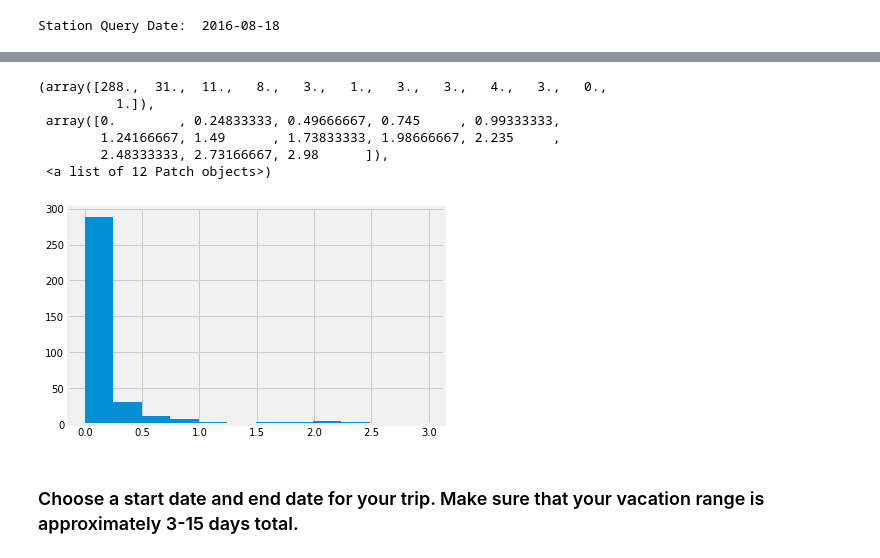
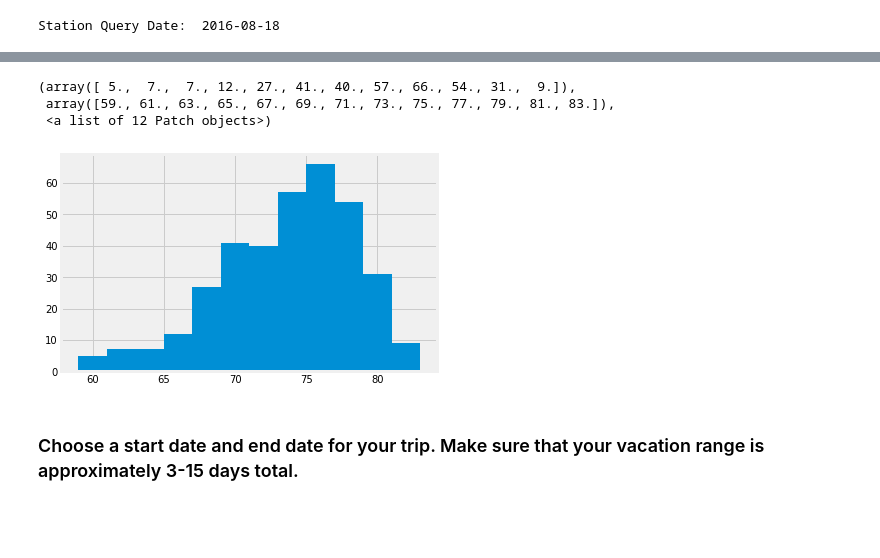
Before and after one commit to loribeth18/HW_SQLalchemy, a Jupyter notebook: climate_starter.ipynb, the cells around one changed output, grey strips where cells are left out. Cells and saved outputs as stored; diff of their text form; code cells hidden in the pictures; blank space fills up the shorter version.

```diff
--- a/climate_starter.ipynb
+++ b/climate_starter.ipynb
@@ -154,10 +164,11 @@ print("Station Query Date: ", station_date)
 Station Query Date:  2016-08-18
 # %%
 #collecting data set in a dataframe
-st_yr_data = session.query(Measurement.date, Measurement.prcp).\
+st_yr_data = session.query(Measurement.date, Measurement.tobs).\
     filter(Measurement.station == 'USC00519281').\
     filter(Measurement.date > '2016-08-18').\
     order_by(Measurement.date).all()
-st_df = pd.DataFrame(st_yr_data, columns=['date', 'prcp'])
+#print(st_yr_data)
+st_df = pd.DataFrame(st_yr_data, columns=['date', 'tobs'])
 st_df.head()
 # %% [output]
@@ -170,18 +186,13 @@ st_df.head()
 # %%
 #df in historgram results:
 #plt.figure();
-st_df = pd.DataFrame(st_yr_data, columns=['date', 'prcp'])
-plt.hist(st_df['prcp'], bins=12)
-
-#HELP????????
+st_df = pd.DataFrame(st_yr_data, columns=['date', 'tobs'])
+plt.hist(st_df['tobs'], bins=12)
 # %% [output]
-(array([288.,  31.,  11.,   8.,   3.,   1.,   3.,   3.,   4.,   3.,   0.,
-          1.]),
- array([0.        , 0.24833333, 0.49666667, 0.745     , 0.99333333,
-        1.24166667, 1.49      , 1.73833333, 1.98666667, 2.235     ,
-        2.48333333, 2.73166667, 2.98      ]),
+(array([ 5.,  7.,  7., 12., 27., 41., 40., 57., 66., 54., 31.,  9.]),
+ array([59., 61., 63., 65., 67., 69., 71., 73., 75., 77., 79., 81., 83.]),
  <a list of 12 Patch objects>)
-[figure, old version]
+[figure, new version]
 # %% [markdown]
 ### Choose a start date and end date for your trip. Make sure that your vacation range is approximately 3-15 days total.
 # %%
```
Also changed, not shown: parts of 6 cells of this notebook.
